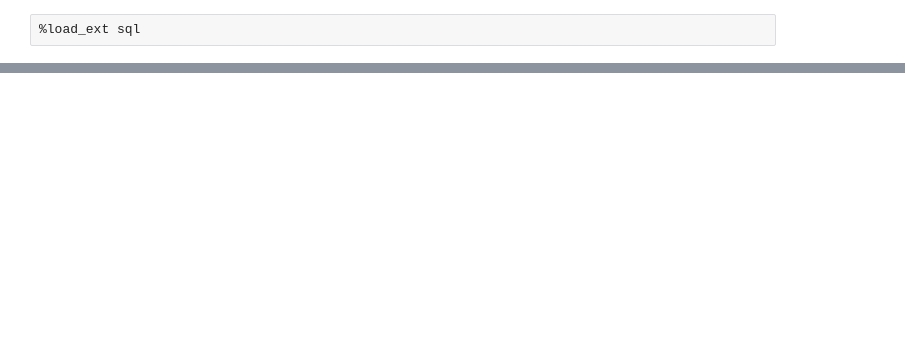
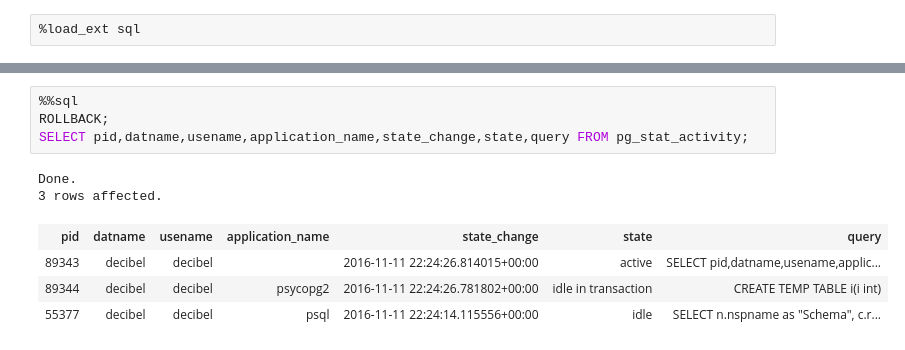
Before and after one commit to AustinPUG/PGDay2016, a Jupyter notebook: Python+Postgres.ipynb, the cells around one changed output, grey strips where cells are left out. Cells and saved outputs as stored; diff of their text form; blank space fills up the shorter version.

```diff
--- a/Python+Postgres.ipynb
+++ b/Python+Postgres.ipynb
@@ -78,0 +32,11 @@ ipdb> continue
+# %%
+%%sql
+ROLLBACK;
+SELECT pid,datname,usename,application_name,state_change,state,query FROM pg_stat_activity;
+# %% [output]
+Done.
+3 rows affected.
+| pid | datname | usename | application_name | state_change | state | query |
+| 89343 | decibel | decibel |  | 2016-11-11 22:24:26.814015+00:00 | active | SELECT pid,datname,usename,applic... |
+| 89344 | decibel | decibel | psycopg2 | 2016-11-11 22:24:26.781802+00:00 | idle in transaction | CREATE TEMP TABLE i(i int) |
+| 55377 | decibel | decibel | psql | 2016-11-11 22:24:14.115556+00:00 | idle | SELECT n.nspname as "Schema", c.r... |
```
Also changed, not shown: parts of 82 cells of this notebook.
